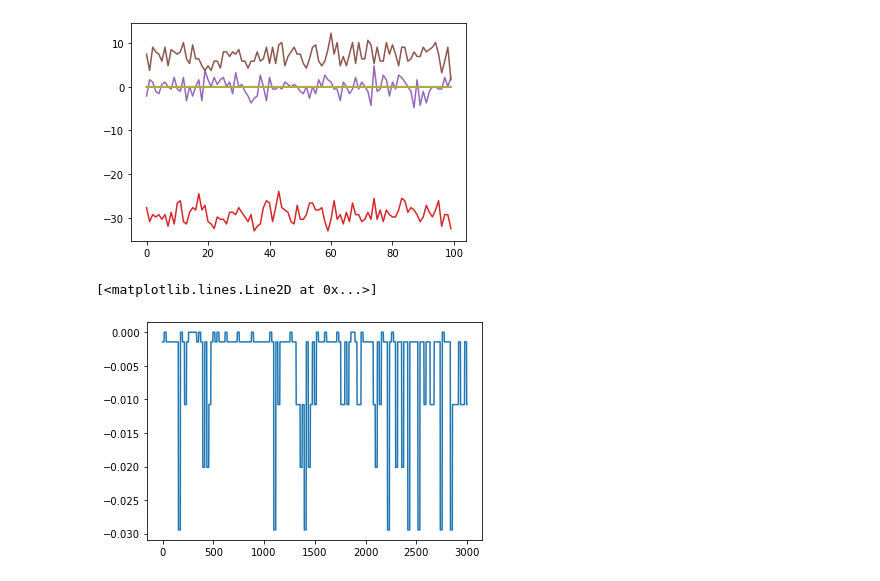
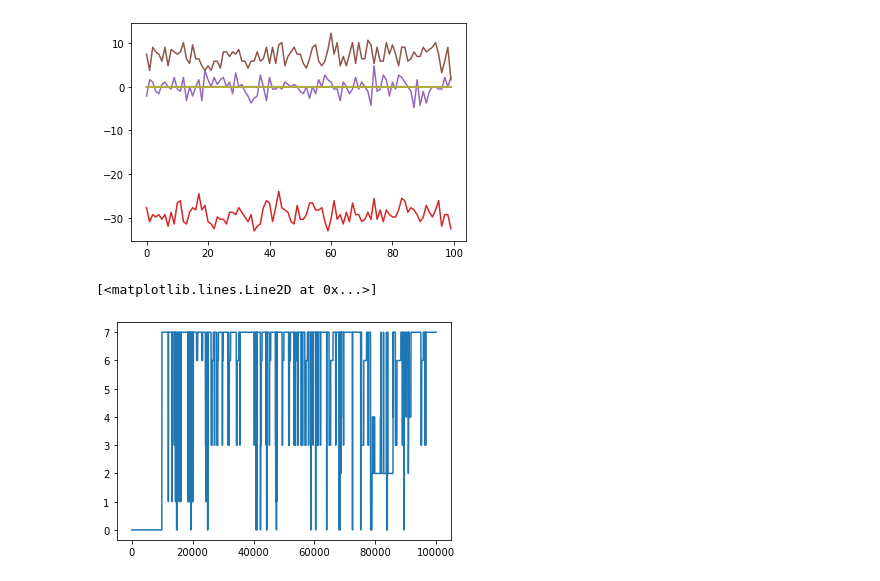
Before and after one commit to earthspecies/BEBE, a Jupyter notebook: data_formatting/format_jeantet_turtles.ipynb, the cells around one changed output. Cells and saved outputs as stored; diff of their text form; code cells hidden in the pictures.

```diff
--- a/data_formatting/format_jeantet_turtles.ipynb
+++ b/data_formatting/format_jeantet_turtles.ipynb
@@ -280,7 +280,7 @@ for i in range(np.shape(data)[1]):
 # %% [output]
 [figure]
 # %%
-plt.plot(data[1000:4000, 6])
+plt.plot(data[:100000, 8])
 # %% [output]
 [<matplotlib.lines.Line2D at 0x...>]
-[figure, old version]
+[figure, new version]
```
Also changed, not shown: parts of 1 cell of this notebook, 5 other files.
